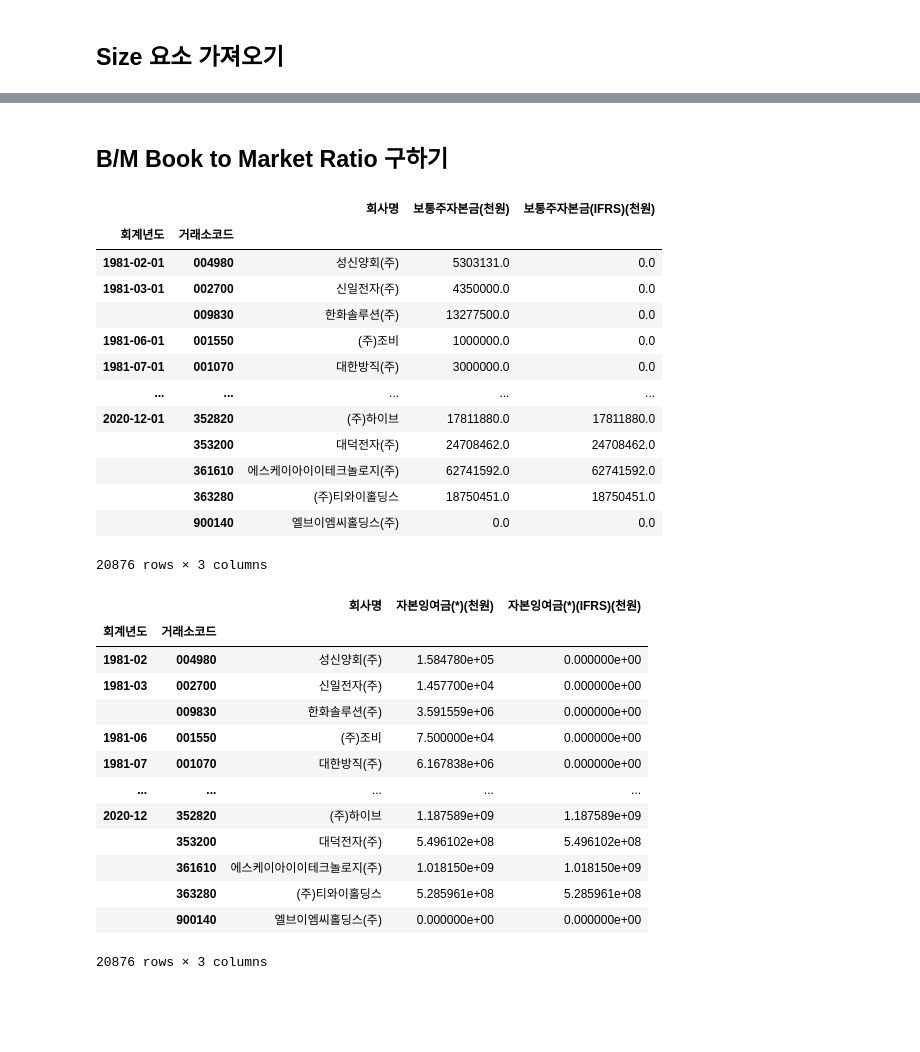
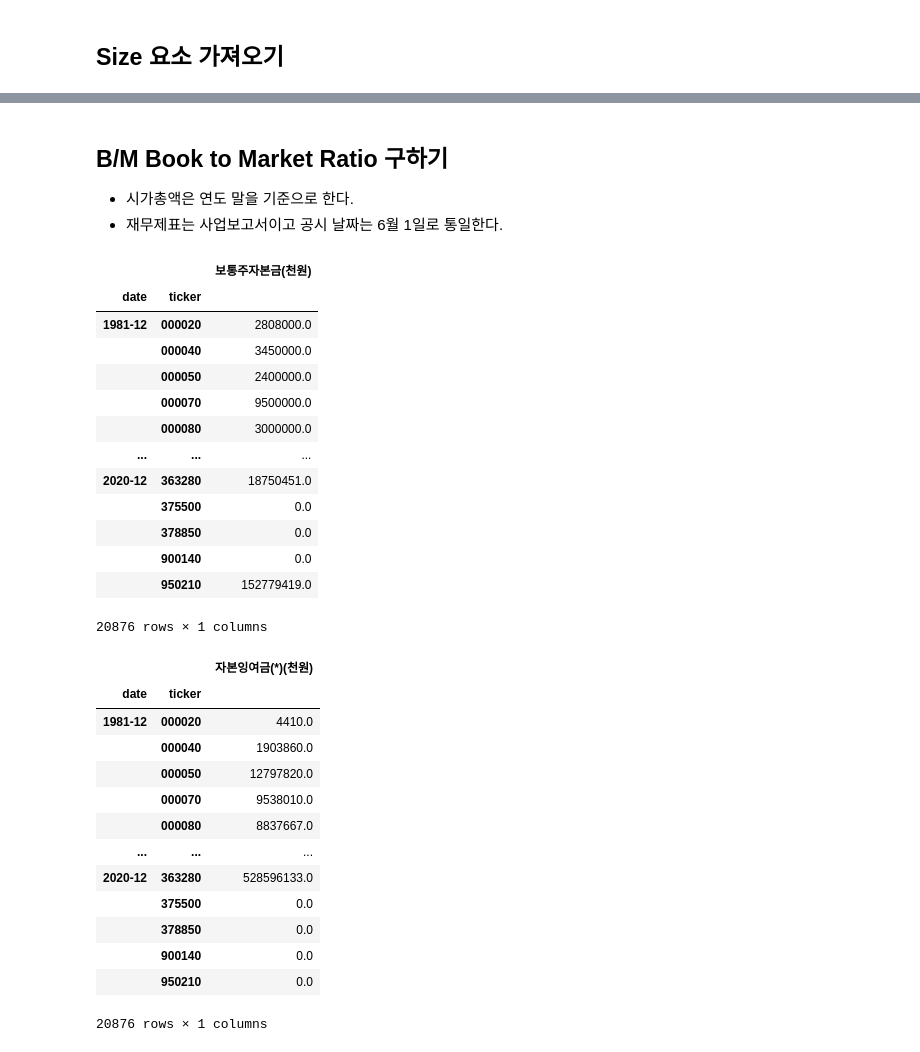
Before and after one commit to Hertz-and-Alpha/machine-learning-for-trading-korea-stock, a Jupyter notebook: data/create_fama_french_kospi.ipynb, the cells around one changed output, grey strips where cells are left out. Cells and saved outputs as stored; diff of their text form; code cells hidden in the pictures; blank space fills up the shorter version.

```diff
--- a/data/create_fama_french_kospi.ipynb
+++ b/data/create_fama_french_kospi.ipynb
@@ -60,5 +44,7 @@ size_factor
 # %% [markdown]
 ## B/M Book to Market Ratio 구하기
+- 시가총액은 연도 말을 기준으로 한다.
+- 재무제표는 사업보고서이고 공시 날짜는 6월 1일로 통일한다.
 # %%
 def get_ifrs_data(data_path: str):
     data = pd.read_csv(data_path, encoding='CP949')
@@ -66,6 +52,14 @@ def get_ifrs_data(data_path: str):
     data['거래소코드'] = data['거래소코드'].apply("{0:0>6}".format)
     data['회계년도'] = pd.to_datetime(data['회계년도'])
     data = data.set_index(['회계년도','거래소코드']).sort_index()
-#     data = data.index.levels[0].resample('A').last()
-#     data.index = data.index.set_levels(data.index.levels[0].to_period('M'), level=0)
+    # 회계년도 안맞는 것들 resample을 이용해 연말로 회계년도 통일
+    data = data.unstack('거래소코드').resample('Y').last().stack('거래소코드')
+    data.index = data.index.set_levels(data.index.levels[0].to_period('M'), level=0)
+    col_list = data.columns
+    before_ifrs = data.loc[idx[:'2006',:],:][col_list[-2]]
+    after_ifrs = data.loc[idx['2007':,:],:][col_list[-1]]
+    data = pd.concat([before_ifrs, after_ifrs]).to_frame()
+    data.columns = [col_list[-2]]
+    data.index.names = ['date','ticker']
+    data.sort_index(inplace=True)
     return data.copy()
@@ -72,41 +68,41 @@ def get_ifrs_data(data_path: str):
 # %%
 common_stock_capital = get_ifrs_data('IFRS/CommonStock.csv')
 # %%
-common_stock_capital.unstack()
+common_stock_capital
 # %% [output]
-|  |  | 회사명 | 보통주자본금(천원) | 보통주자본금(IFRS)(천원) |
-| 회계년도 | 거래소코드 |  |  |  |
-| 1981-02-01 | 004980 | 성신양회(주) | 5303131.0 | 0.0 |
-| 1981-03-01 | 002700 | 신일전자(주) | 4350000.0 | 0.0 |
-|  | 009830 | 한화솔루션(주) | 13277500.0 | 0.0 |
-| 1981-06-01 | 001550 | (주)조비 | 1000000.0 | 0.0 |
-| 1981-07-01 | 001070 | 대한방직(주) | 3000000.0 | 0.0 |
-| ... | ... | ... | ... | ... |
-| 2020-12-01 | 352820 | (주)하이브 | 17811880.0 | 17811880.0 |
-|  | 353200 | 대덕전자(주) | 24708462.0 | 24708462.0 |
-|  | 361610 | 에스케이아이이테크놀로지(주) | 62741592.0 | 62741592.0 |
-|  | 363280 | (주)티와이홀딩스 | 18750451.0 | 18750451.0 |
-|  | 900140 | 엘브이엠씨홀딩스(주) | 0.0 | 0.0 |
+|  |  | 보통주자본금(천원) |
+| date | ticker |  |
+| 1981-12 | 000020 | 2808000.0 |
+|  | 000040 | 3450000.0 |
+|  | 000050 | 2400000.0 |
+|  | 000070 | 9500000.0 |
+|  | 000080 | 3000000.0 |
+| ... | ... | ... |
+| 2020-12 | 363280 | 18750451.0 |
+|  | 375500 | 0.0 |
+|  | 378850 | 0.0 |
+|  | 900140 | 0.0 |
+|  | 950210 | 152779419.0 |
-20876 rows × 3 columns
+20876 rows × 1 columns
 # %%
 capital_surplus = get_ifrs_data('IFRS/CapitalSurplus.csv')
 # %%
 capital_surplus
 # %% [output]
-|  |  | 회사명 | 자본잉여금(*)(천원) | 자본잉여금(*)(IFRS)(천원) |
-| 회계년도 | 거래소코드 |  |  |  |
-| 1981-02 | 004980 | 성신양회(주) | 1.584780e+05 | 0.000000e+00 |
-| 1981-03 | 002700 | 신일전자(주) | 1.457700e+04 | 0.000000e+00 |
-|  | 009830 | 한화솔루션(주) | 3.591559e+06 | 0.000000e+00 |
-| 1981-06 | 001550 | (주)조비 | 7.500000e+04 | 0.000000e+00 |
-| 1981-07 | 001070 | 대한방직(주) | 6.167838e+06 | 0.000000e+00 |
-| ... | ... | ... | ... | ... |
-| 2020-12 | 352820 | (주)하이브 | 1.187589e+09 | 1.187589e+09 |
-|  | 353200 | 대덕전자(주) | 5.496102e+08 | 5.496102e+08 |
-|  | 361610 | 에스케이아이이테크놀로지(주) | 1.018150e+09 | 1.018150e+09 |
-|  | 363280 | (주)티와이홀딩스 | 5.285961e+08 | 5.285961e+08 |
-|  | 900140 | 엘브이엠씨홀딩스(주) | 0.000000e+00 | 0.000000e+00 |
+|  |  | 자본잉여금(*)(천원) |
+| date | ticker |  |
+| 1981-12 | 000020 | 4410.0 |
+|  | 000040 | 1903860.0 |
+|  | 000050 | 12797820.0 |
+|  | 000070 | 9538010.0 |
+|  | 000080 | 8837667.0 |
+| ... | ... | ... |
+| 2020-12 | 363280 | 528596133.0 |
+|  | 375500 | 0.0 |
+|  | 378850 | 0.0 |
+|  | 900140 | 0.0 |
+|  | 950210 | 0.0 |
-20876 rows × 3 columns
+20876 rows × 1 columns
 # %%
 retained_earnings = get_ifrs_data('IFRS/RetainedEarnings.csv')
 # %%
```
Also changed, not shown: parts of 40 cells of this notebook.
